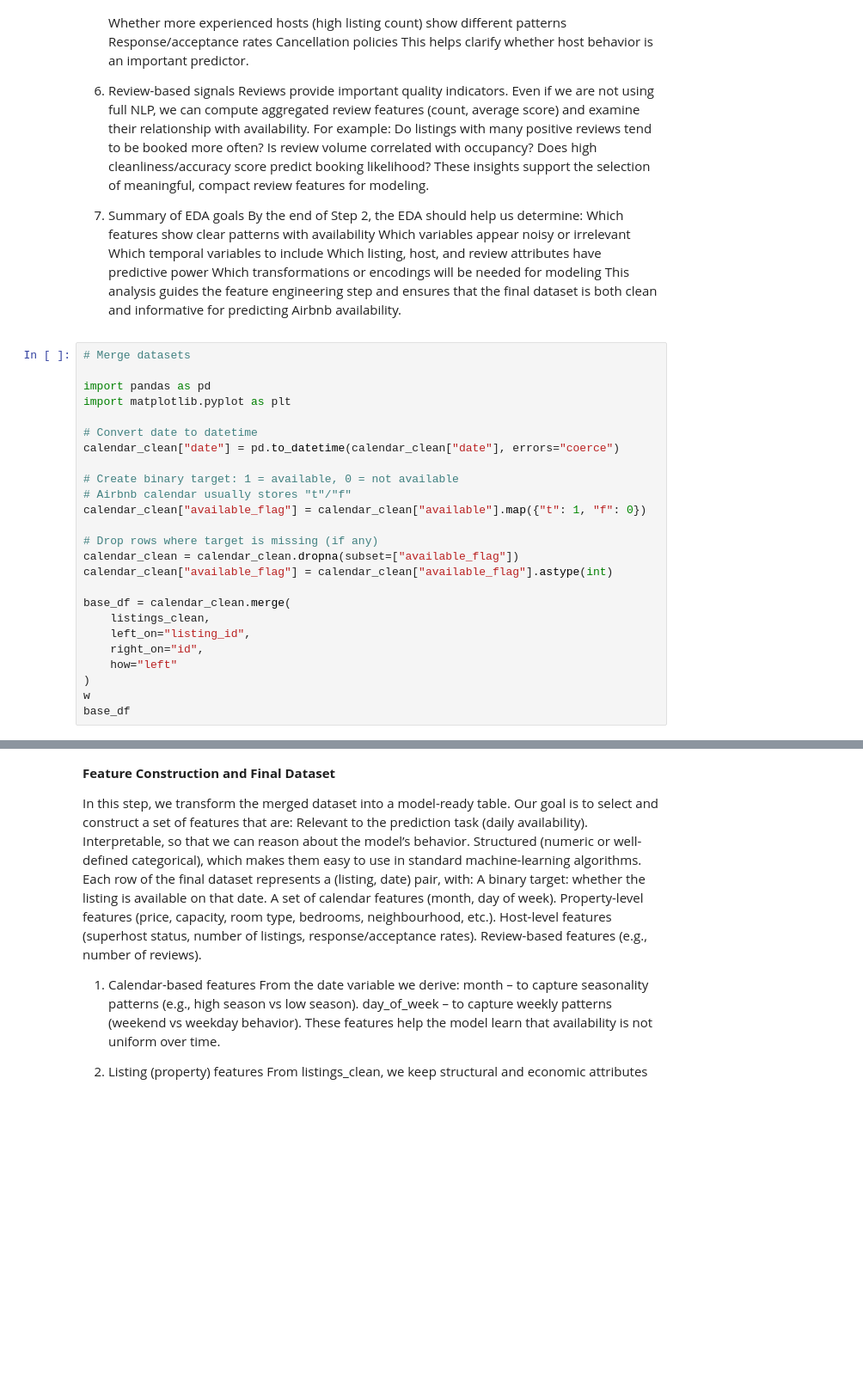
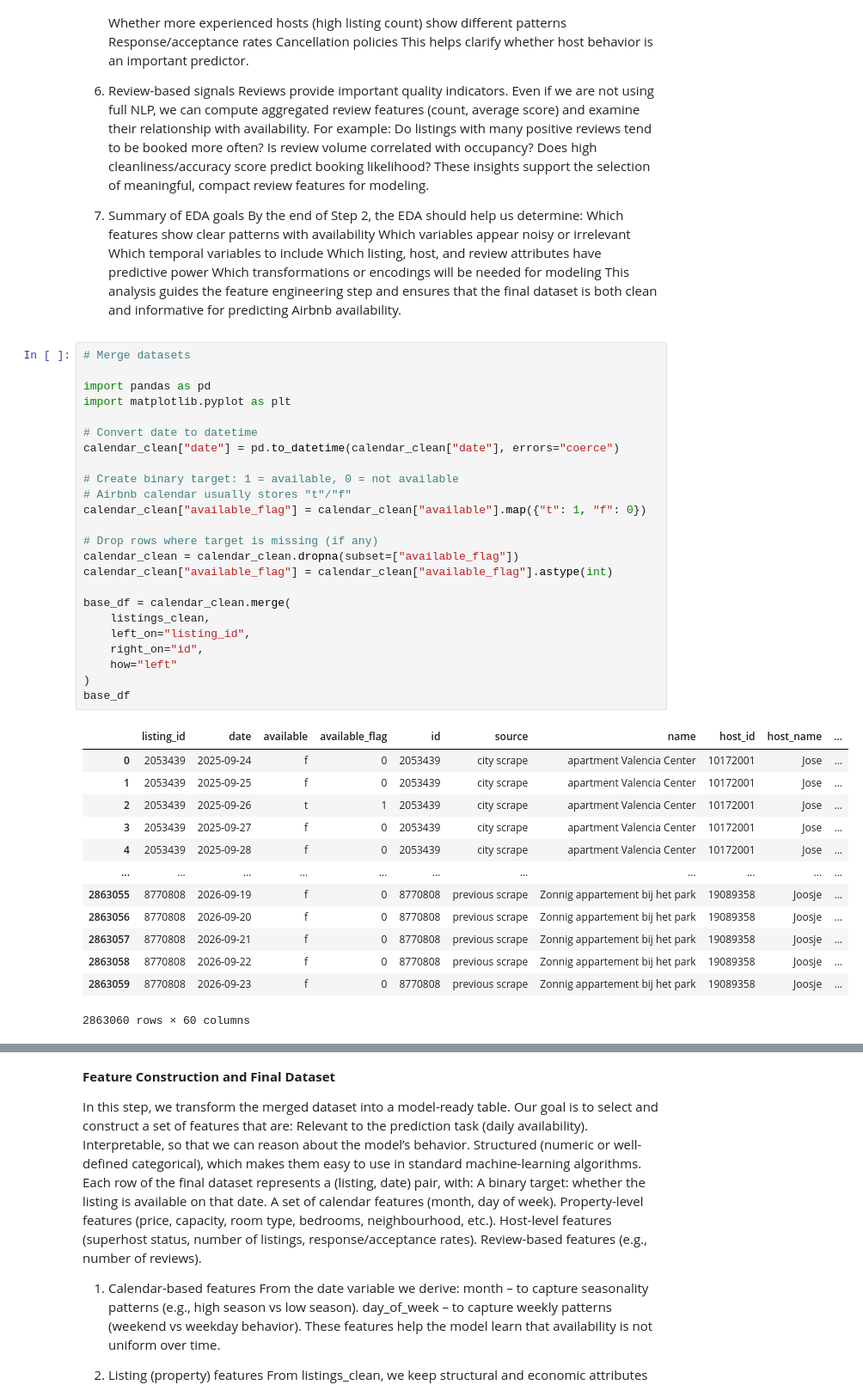
Before and after one commit to MateoBarredaR/hackaton1, a Jupyter notebook: H1.ipynb, the cells around one changed output, grey strips where cells are left out. Shown at 86% size. Drawn from its saved outputs; the diff is of its cells as text; blank space fills up the shorter version.

```diff
--- a/H1.ipynb
+++ b/H1.ipynb
@@ -290,28 +379,41 @@ This analysis guides the feature engineering step and ensures that the final dat
 # %%
 # Merge datasets
 
 import pandas as pd
 import matplotlib.pyplot as plt
 
 # Convert date to datetime
 calendar_clean["date"] = pd.to_datetime(calendar_clean["date"], errors="coerce")
 
 # Create binary target: 1 = available, 0 = not available
 # Airbnb calendar usually stores "t"/"f"
 calendar_clean["available_flag"] = calendar_clean["available"].map({"t": 1, "f": 0})
 
 # Drop rows where target is missing (if any)
 calendar_clean = calendar_clean.dropna(subset=["available_flag"])
 calendar_clean["available_flag"] = calendar_clean["available_flag"].astype(int)
 
 base_df = calendar_clean.merge(
     listings_clean,
     left_on="listing_id",
     right_on="id",
     how="left"
 )
-w
 base_df
+# %% [output]
+|  | listing_id | date | available | available_flag | id | source | name | host_id | host_name | ... |
+| 0 | 2053439 | 2025-09-24 | f | 0 | 2053439 | city scrape | apartment Valencia Center | 10172001 | Jose | ... |
+| 1 | 2053439 | 2025-09-25 | f | 0 | 2053439 | city scrape | apartment Valencia Center | 10172001 | Jose | ... |
+| 2 | 2053439 | 2025-09-26 | t | 1 | 2053439 | city scrape | apartment Valencia Center | 10172001 | Jose | ... |
+| 3 | 2053439 | 2025-09-27 | f | 0 | 2053439 | city scrape | apartment Valencia Center | 10172001 | Jose | ... |
+| 4 | 2053439 | 2025-09-28 | f | 0 | 2053439 | city scrape | apartment Valencia Center | 10172001 | Jose | ... |
+| ... | ... | ... | ... | ... | ... | ... | ... | ... | ... | ... |
+| 2863055 | 8770808 | 2026-09-19 | f | 0 | 8770808 | previous scrape | Zonnig appartement bij het park | 19089358 | Joosje | ... |
+| 2863056 | 8770808 | 2026-09-20 | f | 0 | 8770808 | previous scrape | Zonnig appartement bij het park | 19089358 | Joosje | ... |
+| 2863057 | 8770808 | 2026-09-21 | f | 0 | 8770808 | previous scrape | Zonnig appartement bij het park | 19089358 | Joosje | ... |
+| 2863058 | 8770808 | 2026-09-22 | f | 0 | 8770808 | previous scrape | Zonnig appartement bij het park | 19089358 | Joosje | ... |
+| 2863059 | 8770808 | 2026-09-23 | f | 0 | 8770808 | previous scrape | Zonnig appartement bij het park | 19089358 | Joosje | ... |
+2863060 rows × 60 columns
 # %%
 # Graph target distribution
 
```
Also changed, not shown: parts of 21 cells of this notebook.
